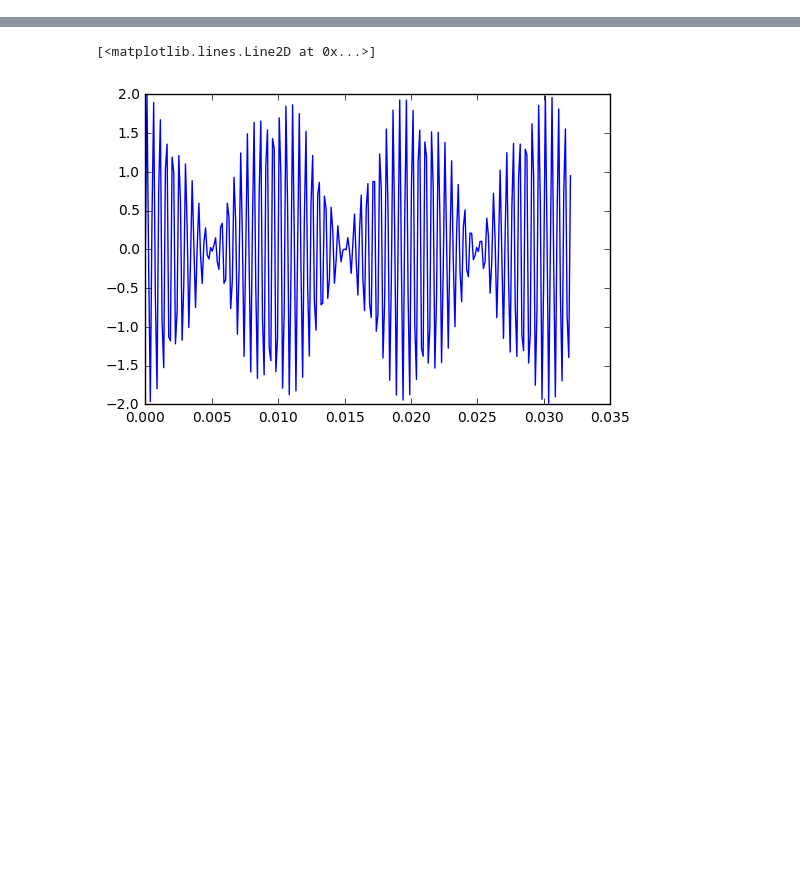
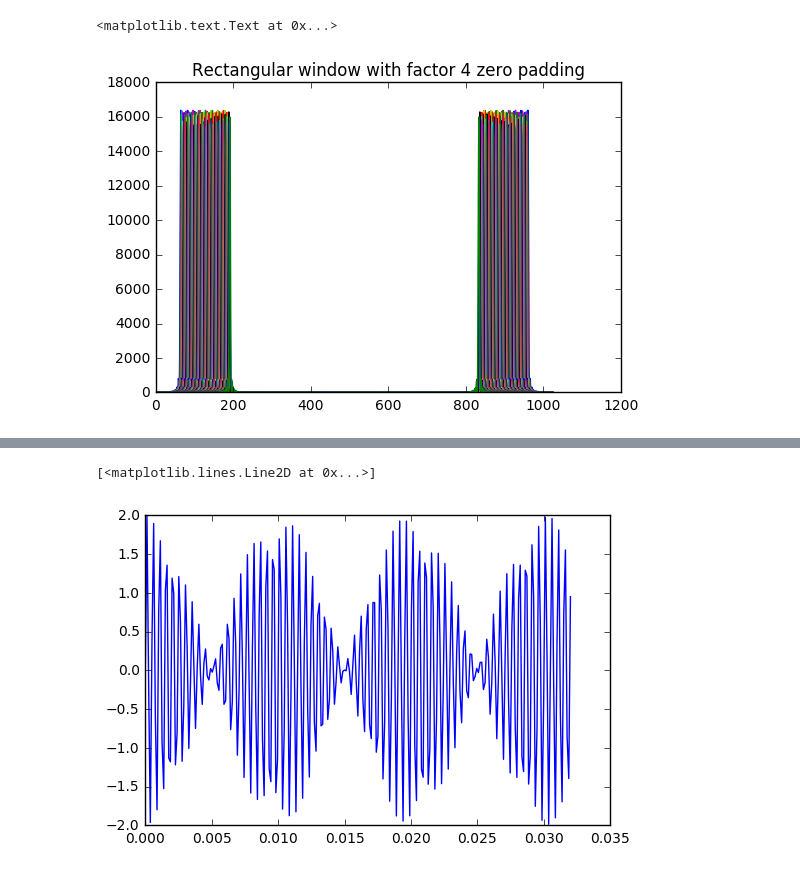
Before and after one commit to rexxy-sasori/ECE420, a Jupyter notebook: lab3/prelab3.ipynb, the cells around one changed output, grey strips where cells are left out. Cells and saved outputs as stored; diff of their text form; code cells hidden in the pictures; blank space fills up the shorter version.

```diff
--- a/lab3/prelab3.ipynb
+++ b/lab3/prelab3.ipynb
@@ -7,0 +46,24 @@ from scipy import signal
+# %%
+ZeroPad = 256*4 ;
+
+
+# Generate vector of frequencies to test
+omega = np.pi/8 + np.linspace(0,num_freqs-1,num_freqs)/num_freqs*np.pi/4;
+
+S = np.zeros([ZeroPad,num_freqs]);                        # matrix to hold FFT results
+
+# Create a zero-padded version of x
+#xpad = [x, zeros(1,(K-1)*length(x))];
+
+for i in range(0,len(omega)):                       # loop through freq. vector
+    s = np.sin(omega[i]*np.linspace(0,N-1,N));      # generate test sine wave
+    win = signal.boxcar(N);                         # use rectangular window
+    s = s*win;                                      # multiply input by window
+    S[:,i] = np.square((np.abs(np.fft.fft(s, ZeroPad))));      # generate magnitude of FFT
+                                                    # and store as a column of S
+
+plt.plot(S);                                        # plot all spectra on same graph
+plt.title("Rectangular window with factor 4 zero padding")
+# %% [output]
+<matplotlib.text.Text at 0x...>
+[figure, added]
```
Also changed, not shown: parts of 12 cells of this notebook, 4 other files.
